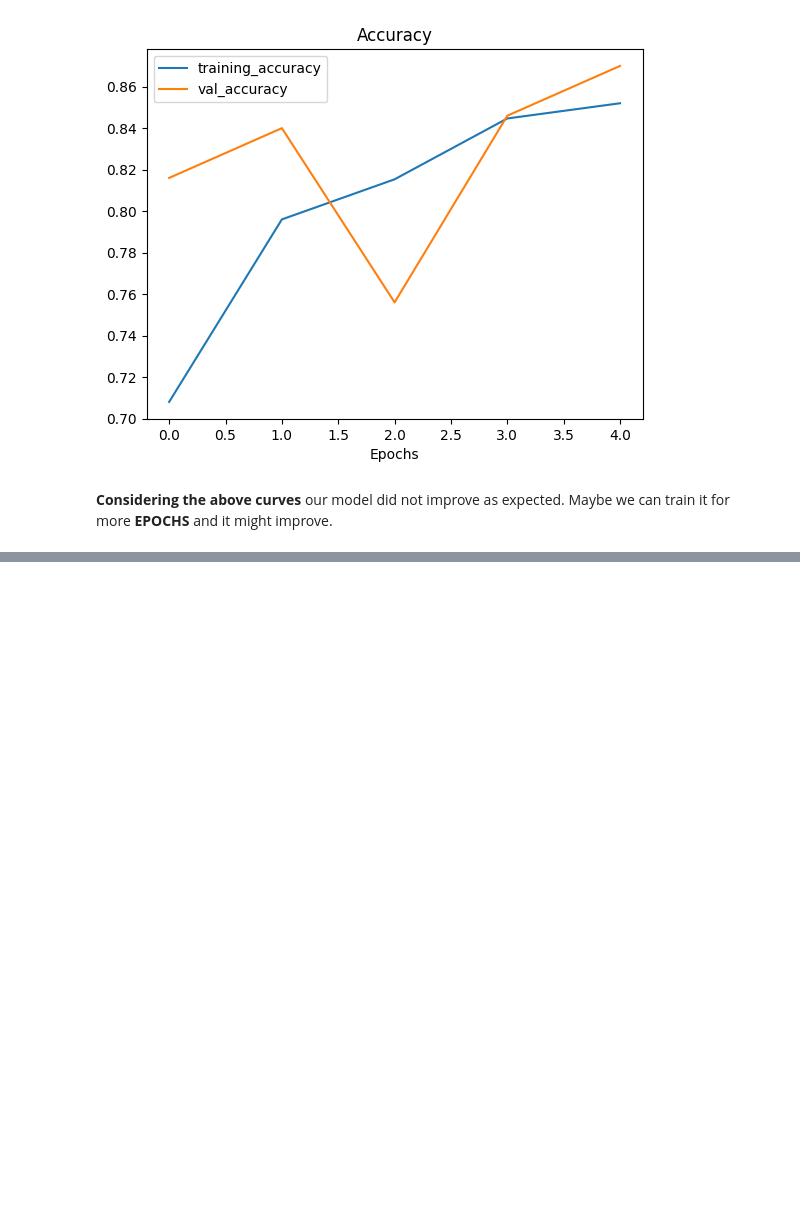
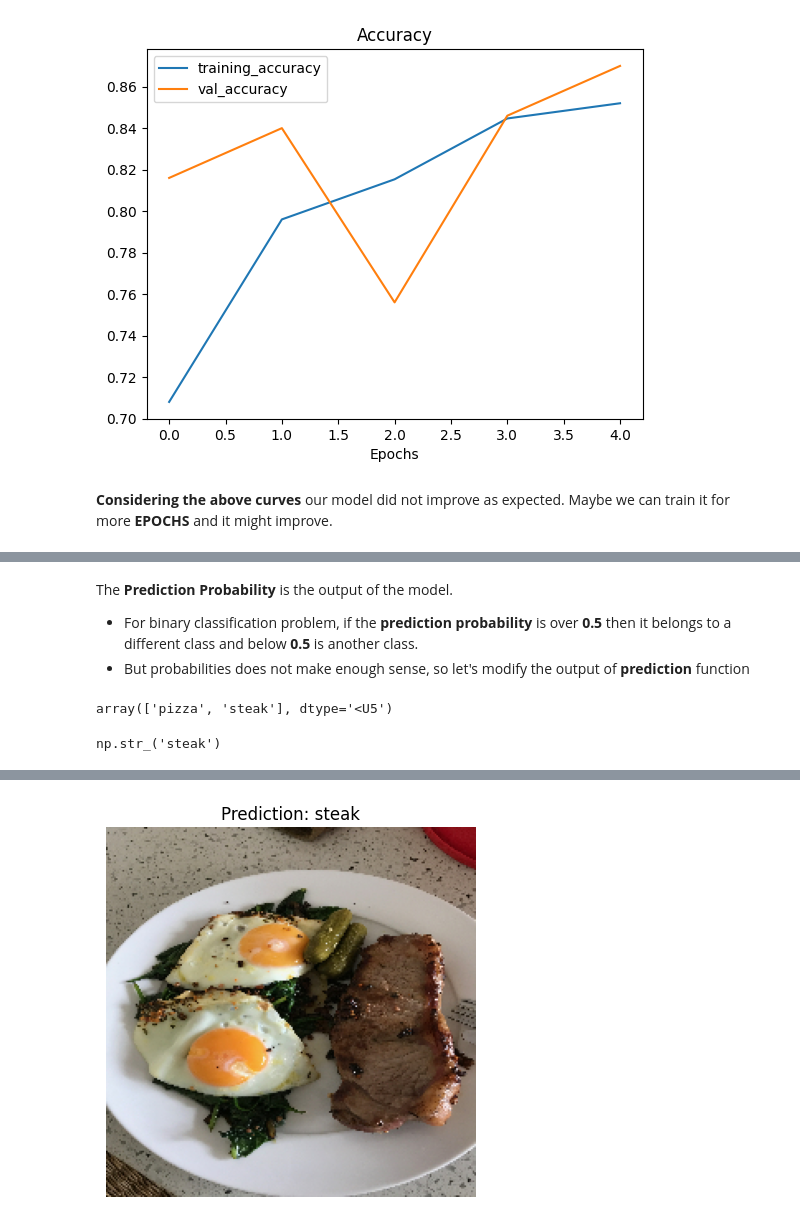
Before and after one commit to Amirzeb-badshah/DeepLearning_With_TensorFlow-Course, a Jupyter notebook: Convolutional_004.ipynb, the cells around one changed output, grey strips where cells are left out. Drawn from its saved outputs; the diff is of its cells as text; code cells hidden in the pictures; blank space fills up the shorter version.

```diff
--- a/Convolutional_004.ipynb
+++ b/Convolutional_004.ipynb
@@ -1245,0 +1303,3 @@ plot_loss_curves(history_1)
+# %%
+steak = load_and_prep_image("03-steak.jpeg")
+steak
@@ -1245,0 +1330,5 @@ plot_loss_curves(history_1)
+# %%
+print(f"Shape before new dimension: {steak.shape}")
+steak = tf.expand_dims(steak, axis=0) # add an extra dimension at axis 0
+print(f"Shape after new dimension: {steak.shape}")
+steak
@@ -1245,0 +1355,5 @@ plot_loss_curves(history_1)
+# %%
+
+# Make a prediction on custom image tensor
+pred = model_8.predict(steak)
+pred
@@ -1245,0 +1363,40 @@ plot_loss_curves(history_1)
+# %% [markdown]
+The **Prediction Probability** is the output of the model.
+- For binary classification problem, if the **prediction probability** is over **0.5** then it belongs to a different class and below **0.5** is another class.
+- But probabilities does not make enough sense, so let's modify the output of **prediction** function
+# %%
+class_names
+# %% [output]
+array(['pizza', 'steak'], dtype='<U5')
+# %%
+# [[0.63]] is normally the output of tensorflow
+# [0] gets the first row
+# Second [0] gets the first element
+
+pred_class = class_names[int(tf.round(pred)[0][0])]
+pred_class
+# %% [output]
+np.str_('steak')
+# %%
+def pred_and_plot(model, filename, class_names):
+  """
+  Imports an image located at filename, makes a prediction on it with
+  a trained model and plots the image with the predicted class as the title.
+  """
+  # Import the target image and preprocess it
+  img = load_and_prep_image(filename)
+
+  # Make a prediction
+  pred = model.predict(tf.expand_dims(img, axis=0))
+
+  # Get the predicted class
+  pred_class = class_names[int(tf.round(pred)[0][0])]
+
+  # Plot the image and predicted class
+  plt.imshow(img)
+  plt.title(f"Prediction: {pred_class}")
+  plt.axis(False);
+# %%
+# Test our model on a custom image
+pred_and_plot(model_8, "03-steak.jpeg", class_names)
+# %% [output]
@@ -1245,0 +1404 @@ plot_loss_curves(history_1)
+[figure, added]
```
Also changed, not shown: parts of 21 cells of this notebook.
